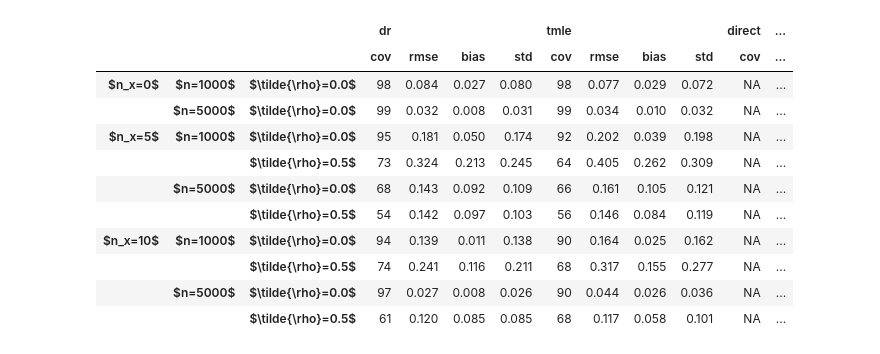
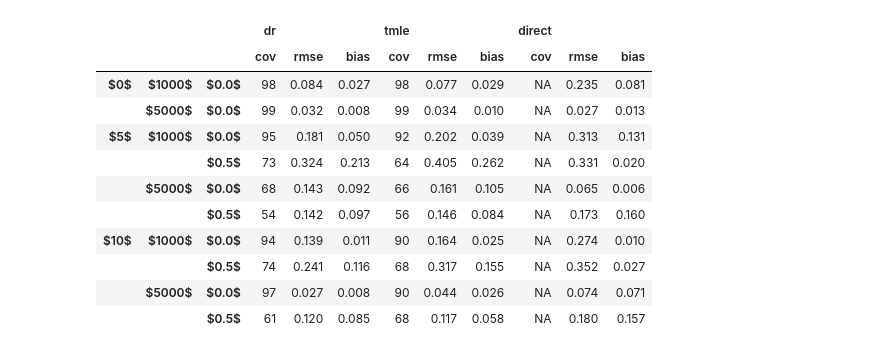
Before and after one commit to syrgkanislab/npiv_functionals, a Jupyter notebook: notebooks/Postprocess.ipynb, the cells around one changed output. Cells and saved outputs as stored; diff of their text form; code cells hidden in the pictures.

```diff
--- a/notebooks/Postprocess.ipynb
+++ b/notebooks/Postprocess.ipynb
@@ -129,15 +175,15 @@ for clever in [False]:
             resd[n_t][fname] = OrderedDict()
             for n in [2000, 20000]:
                 lambda_l2_h = .1/n**(.9)
-                nkey = f'$n={n}$'
+                nkey = f'${n}$'
                 resd[n_t][fname][nkey] = {}
                 for iv_strength in [0.05, 0.1]:
-                    ivkey = f'$\pi={iv_strength}$'
+                    ivkey = f'${iv_strength}$'
                     resd[n_t][fname][nkey][ivkey] = {}
-                    for endogeneity_strength in [0.05, 0.1]:
+                    for endogeneity_strength in [0.05, 0.1, 0.3]:
                         true, results = joblib.load(f'res_fn_{fname}_n_{n}_n_t_{n_t}_stregth_{iv_strength}_{endogeneity_strength}_eps_{0.1}_clever_{clever}_l2h_{lambda_l2_h:.4f}.jbl')
 
-                        ekey = f'$\rho={endogeneity_strength}$'
+                        ekey = f'${endogeneity_strength}$'
                         resd[n_t][fname][nkey][ivkey][ekey] = {}
                         for it, method in enumerate(['dr', 'tmle', 'ipw', 'direct']):
                             data = np.array([r[it] for r in results])
@@ -148,15 +194,14 @@ for clever in [False]:
                             resd[n_t][fname][nkey][ivkey][ekey][method] = {
                                             'cov': cov,
                                             'rmse': f'{np.sqrt(np.mean((data[:, 0]-true)**2)):.3f}',
-                                            'bias': f'{np.abs(np.mean((data[:, 0]-true))):.3f}',
-                                            'std': f'{np.std(data[:, 0]):.3f}'}
-                        resd[n_t][fname][nkey][ivkey][ekey] = pd.concat({f'${true:.2f}$': pd.DataFrame(resd[n_t][fname][nkey][ivkey][ekey])})
+                                            'bias': f'{np.abs(np.mean((data[:, 0]-true))):.3f}'}
+                        resd[n_t][fname][nkey][ivkey][ekey] = pd.DataFrame(resd[n_t][fname][nkey][ivkey][ekey])
                     resd[n_t][fname][nkey][ivkey] = pd.concat(resd[n_t][fname][nkey][ivkey], sort=False)
                 resd[n_t][fname][nkey] = pd.concat(resd[n_t][fname][nkey], sort=False)
             resd[n_t][fname] = pd.concat(resd[n_t][fname], sort=False)
         resd[n_t] = pd.concat(resd[n_t], sort=False)
-    display(pd.concat(resd).unstack(level=6))
-    print(pd.concat(resd).unstack(level=6).to_latex(bold_rows=True, multirow=True,
+    display(pd.concat(resd).droplevel(0).unstack(level=4))
+    print(pd.concat(resd).droplevel(0).unstack(level=4).to_latex(bold_rows=True, multirow=True,
                                                     multicolumn=True, escape=False,
-                                                    column_format='lll||lll|lll|lll|lll|',
+                                                    column_format='llll||lll|lll|lll|lll|',
                                                     multicolumn_format='c|'))
@@ -235,54 +311,53 @@ fname = 'cct'
 for clever in [False]:
     resd = {}
     for n_t in [0, 5, 10]:
-        resd[f'$n_x={n_t}$'] = {}
+        resd[f'${n_t}$'] = {}
         for n in [1000, 5000]:
             lambda_l2_h = .1/n**(.9)
-            nkey = f'$n={n}$'
-            resd[f'$n_x={n_t}$'][nkey] = {}
+            nkey = f'${n}$'
+            resd[f'${n_t}$'][nkey] = {}
             for iv_strength in [0.0, 0.5]:
                 if n_t == 0 and iv_strength == 0.5:
                     continue
 
                 true, results = joblib.load(f'res_fn_{fname}_n_{n}_n_t_{n_t}_stregth_{iv_strength}_{endogeneity_strength}_eps_{0.1}_clever_{clever}_l2h_{lambda_l2_h:.4f}.jbl')
-                ivkey = "$\\tilde{\\rho}=" + f"{iv_strength}$"
-                resd[f'$n_x={n_t}$'][nkey][ivkey] = {}
+                ivkey = f"${iv_strength}$"
+                resd[f'${n_t}$'][nkey][ivkey] = {}
                 for it, method in enumerate(['dr', 'tmle', 'ipw', 'direct']):
                     if method == 'ipw':
                         continue
                     data = np.array([r[it] for r in results])
                     confidence = .95
                     se = (data[:, 2] - data[:, 0]) / scipy.stats.t.ppf((1 + confidence) / 2., n - 1)
                     confidence = .99
                     data[:, 1] = data[:, 0] - se * scipy.stats.t.ppf((1 + confidence) / 2., n - 1)
                     data[:, 2] = data[:, 0] + se * scipy.stats.t.ppf((1 + confidence) / 2., n - 1)
                     if method in ['dr', 'tmle']:
                         cov = f'{100*np.mean((data[:, 1] <= true) & (true <= data[:, 2])):.0f}'
                     else:
                         cov = 'NA'
-                    resd[f'$n_x={n_t}$'][nkey][ivkey][method] = {
+                    resd[f'${n_t}$'][nkey][ivkey][method] = {
                                     'cov': cov,
                                     'rmse': f'{np.sqrt(np.mean((data[:, 0]-true)**2)):.3f}',
-                                    'bias': f'{np.abs(np.mean((data[:, 0]-true))):.3f}',
-                                    'std': f'{np.std(data[:, 0]):.3f}'}
-                resd[f'$n_x={n_t}$'][nkey][ivkey] = pd.DataFrame(resd[f'$n_x={n_t}$'][nkey][ivkey])
-            resd[f'$n_x={n_t}$'][nkey] = pd.concat(resd[f'$n_x={n_t}$'][nkey], sort=False)
-        resd[f'$n_x={n_t}$'] = pd.concat(resd[f'$n_x={n_t}$'], sort=False)
+                                    'bias': f'{np.abs(np.mean((data[:, 0]-true))):.3f}'}
+                resd[f'${n_t}$'][nkey][ivkey] = pd.DataFrame(resd[f'${n_t}$'][nkey][ivkey])
+            resd[f'${n_t}$'][nkey] = pd.concat(resd[f'${n_t}$'][nkey], sort=False)
+        resd[f'${n_t}$'] = pd.concat(resd[f'${n_t}$'], sort=False)
     display(pd.concat(resd).unstack(level=3))
     print(pd.concat(resd).unstack(level=3).to_latex(bold_rows=True, multirow=True,
                                                     multicolumn=True, escape=False,
-                                                    column_format='lll||llll|llll|llll|',
+                                                    column_format='lll||lll|lll|lll|',
                                                     multicolumn_format='c|'))
 # %% [output]
-|  |  |  | dr |  |  |  | tmle |  |  |  | direct | ... |
-|  |  |  | cov | rmse | bias | std | cov | rmse | bias | std | cov | ... |
-| $n_x=0$ | $n=1000$ | $\tilde{\rho}=0.0$ | 98 | 0.084 | 0.027 | 0.080 | 98 | 0.077 | 0.029 | 0.072 | NA | ... |
-|  | $n=5000$ | $\tilde{\rho}=0.0$ | 99 | 0.032 | 0.008 | 0.031 | 99 | 0.034 | 0.010 | 0.032 | NA | ... |
-| $n_x=5$ | $n=1000$ | $\tilde{\rho}=0.0$ | 95 | 0.181 | 0.050 | 0.174 | 92 | 0.202 | 0.039 | 0.198 | NA | ... |
-|  |  | $\tilde{\rho}=0.5$ | 73 | 0.324 | 0.213 | 0.245 | 64 | 0.405 | 0.262 | 0.309 | NA | ... |
-|  | $n=5000$ | $\tilde{\rho}=0.0$ | 68 | 0.143 | 0.092 | 0.109 | 66 | 0.161 | 0.105 | 0.121 | NA | ... |
-|  |  | $\tilde{\rho}=0.5$ | 54 | 0.142 | 0.097 | 0.103 | 56 | 0.146 | 0.084 | 0.119 | NA | ... |
-| $n_x=10$ | $n=1000$ | $\tilde{\rho}=0.0$ | 94 | 0.139 | 0.011 | 0.138 | 90 | 0.164 | 0.025 | 0.162 | NA | ... |
-|  |  | $\tilde{\rho}=0.5$ | 74 | 0.241 | 0.116 | 0.211 | 68 | 0.317 | 0.155 | 0.277 | NA | ... |
-|  | $n=5000$ | $\tilde{\rho}=0.0$ | 97 | 0.027 | 0.008 | 0.026 | 90 | 0.044 | 0.026 | 0.036 | NA | ... |
-|  |  | $\tilde{\rho}=0.5$ | 61 | 0.120 | 0.085 | 0.085 | 68 | 0.117 | 0.058 | 0.101 | NA | ... |
+|  |  |  | dr |  |  | tmle |  |  | direct |  |  |
+|  |  |  | cov | rmse | bias | cov | rmse | bias | cov | rmse | bias |
+| $0$ | $1000$ | $0.0$ | 98 | 0.084 | 0.027 | 98 | 0.077 | 0.029 | NA | 0.235 | 0.081 |
+|  | $5000$ | $0.0$ | 99 | 0.032 | 0.008 | 99 | 0.034 | 0.010 | NA | 0.027 | 0.013 |
+| $5$ | $1000$ | $0.0$ | 95 | 0.181 | 0.050 | 92 | 0.202 | 0.039 | NA | 0.313 | 0.131 |
+|  |  | $0.5$ | 73 | 0.324 | 0.213 | 64 | 0.405 | 0.262 | NA | 0.331 | 0.020 |
+|  | $5000$ | $0.0$ | 68 | 0.143 | 0.092 | 66 | 0.161 | 0.105 | NA | 0.065 | 0.006 |
+|  |  | $0.5$ | 54 | 0.142 | 0.097 | 56 | 0.146 | 0.084 | NA | 0.173 | 0.160 |
+| $10$ | $1000$ | $0.0$ | 94 | 0.139 | 0.011 | 90 | 0.164 | 0.025 | NA | 0.274 | 0.010 |
+|  |  | $0.5$ | 74 | 0.241 | 0.116 | 68 | 0.317 | 0.155 | NA | 0.352 | 0.027 |
+|  | $5000$ | $0.0$ | 97 | 0.027 | 0.008 | 90 | 0.044 | 0.026 | NA | 0.074 | 0.071 |
+|  |  | $0.5$ | 61 | 0.120 | 0.085 | 68 | 0.117 | 0.058 | NA | 0.180 | 0.157 |
```
Also changed, not shown: parts of 4 cells of this notebook, 3 other files.
